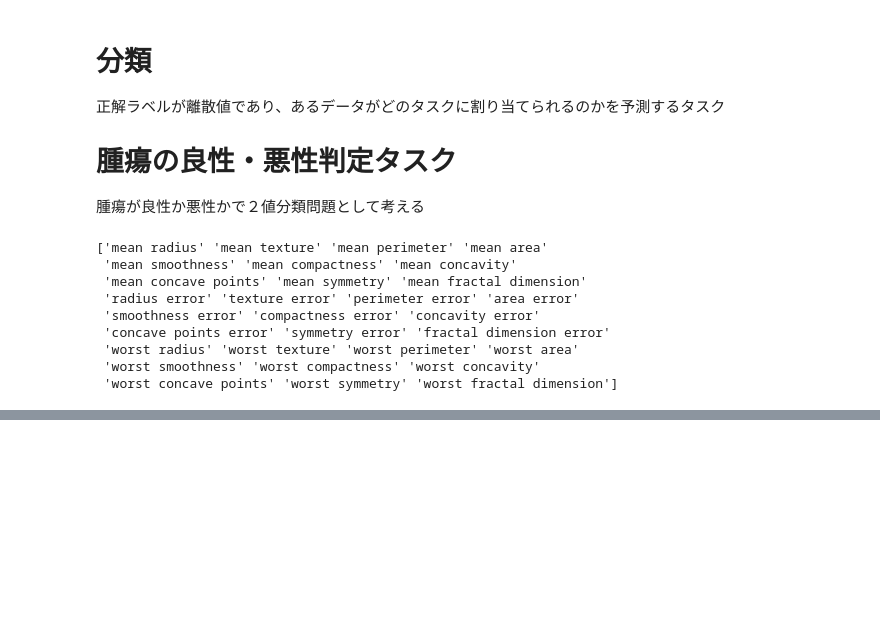
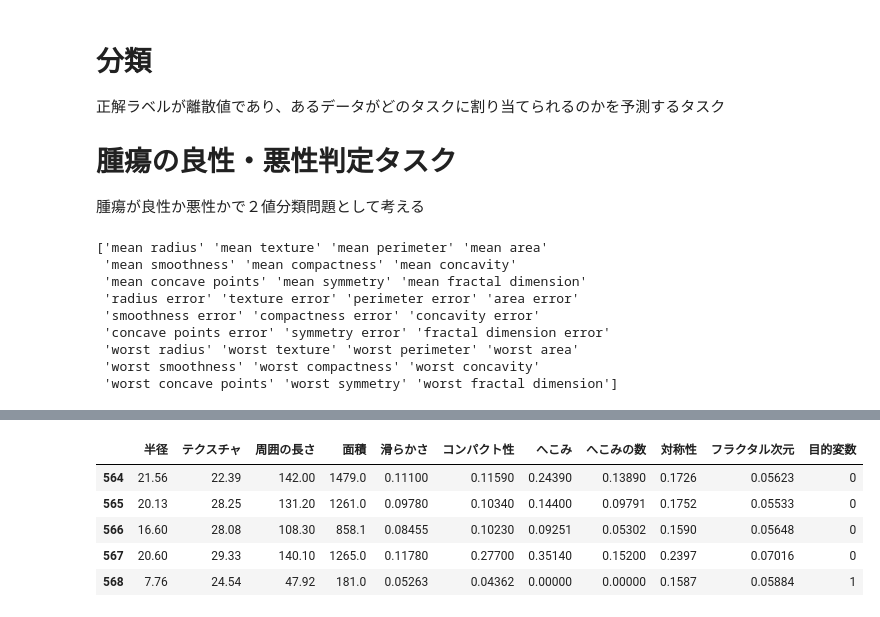
Before and after one commit to p-t-a-p-1/python-note, a Jupyter notebook: machinelearning/classfication.ipynb, the cells around one changed output, grey strips where cells are left out. Drawn from its saved outputs; the diff is of its cells as text; code cells hidden in the pictures; blank space fills up the shorter version.

```diff
--- a/machinelearning/classfication.ipynb
+++ b/machinelearning/classfication.ipynb
@@ -30,0 +46,15 @@ print(feature_names)
+# %%
+from pandas import DataFrame
+# 表形式のデータ
+df = DataFrame(data=X[:, :10], columns=columns)
+df['目的変数'] = y
+
+# 下から５行目を表示
+df.tail()
+# %% [output]
+|  | 半径 | テクスチャ | 周囲の長さ | 面積 | 滑らかさ | コンパクト性 | へこみ | へこみの数 | 対称性 | フラクタル次元 | 目的変数 |
+| 564 | 21.56 | 22.39 | 142.00 | 1479.0 | 0.11100 | 0.11590 | 0.24390 | 0.13890 | 0.1726 | 0.05623 | 0 |
+| 565 | 20.13 | 28.25 | 131.20 | 1261.0 | 0.09780 | 0.10340 | 0.14400 | 0.09791 | 0.1752 | 0.05533 | 0 |
+| 566 | 16.60 | 28.08 | 108.30 | 858.1 | 0.08455 | 0.10230 | 0.09251 | 0.05302 | 0.1590 | 0.05648 | 0 |
+| 567 | 20.60 | 29.33 | 140.10 | 1265.0 | 0.11780 | 0.27700 | 0.35140 | 0.15200 | 0.2397 | 0.07016 | 0 |
+| 568 | 7.76 | 24.54 | 47.92 | 181.0 | 0.05263 | 0.04362 | 0.00000 | 0.00000 | 0.1587 | 0.05884 | 1 |
```
Also changed, not shown: parts of 7 cells of this notebook.
